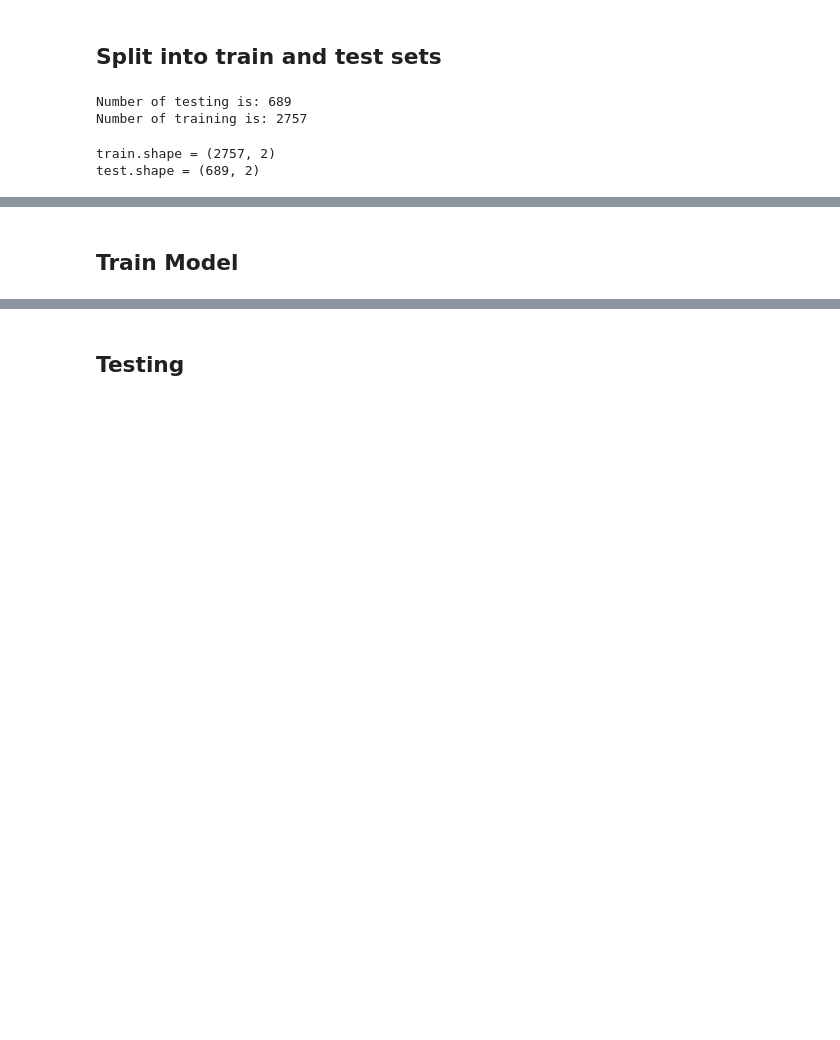
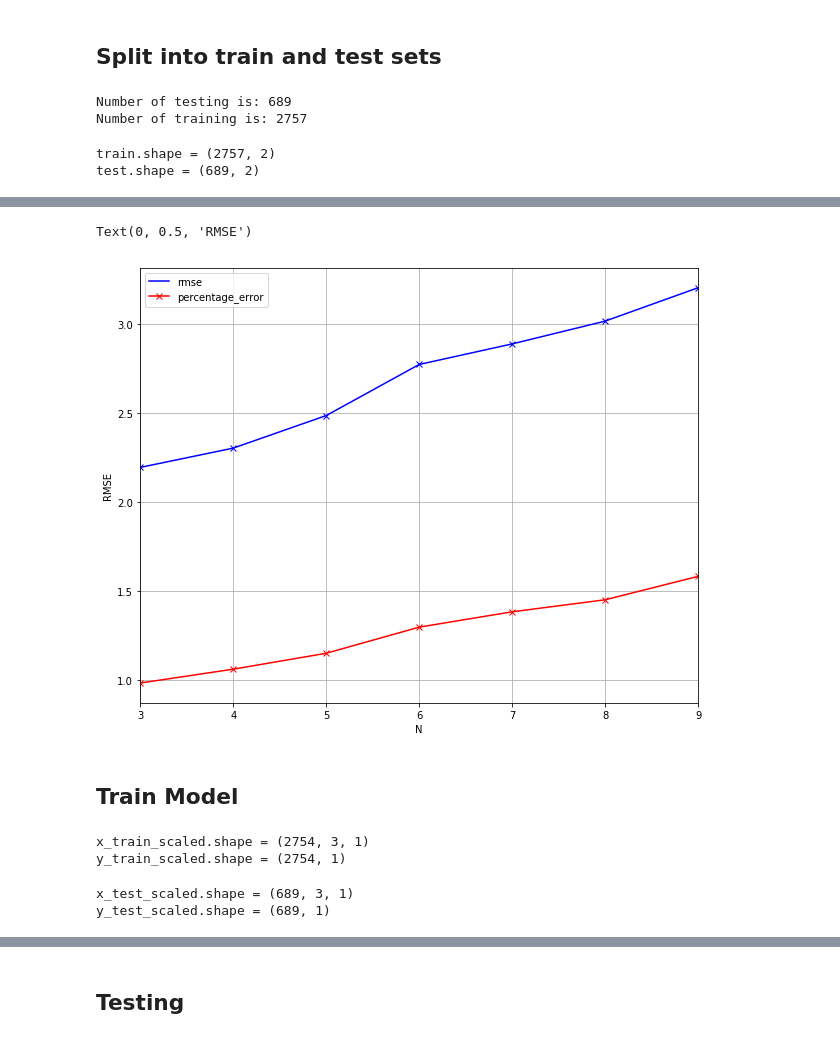
Before and after one commit to akshata29/stock_prediction, a Jupyter notebook: Stock_prediction_using_LSTM.ipynb, the cells around one changed output, grey strips where cells are left out. Cells and saved outputs as stored; diff of their text form; code cells hidden in the pictures; blank space fills up the shorter version.

```diff
--- a/Stock_prediction_using_LSTM.ipynb
+++ b/Stock_prediction_using_LSTM.ipynb
@@ -144,0 +185,10 @@ y_test_scaled.shape = (689, 1)
+# %%
+rcParams['figure.figsize'] = 10, 8
+
+ax = error.plot(x='N', y='rmse', style='bx-', grid=True)
+ax = error.plot(x='N', y='percentage_error', style='rx-', grid=True, ax=ax)
+ax.set_xlabel("N")
+ax.set_ylabel("RMSE")
+# %% [output]
+Text(0, 0.5, 'RMSE')
+[figure, added]
@@ -145,5 +198,23 @@ y_test_scaled.shape = (689, 1)
 # %% [markdown]
 ## Train Model
+# %%
+# scaled train data
+x_train_scaled, y_train_scaled = scale_train_data(train, N)
+
+print("x_train_scaled.shape = " + str(x_train_scaled.shape))
+print("y_train_scaled.shape = " + str(y_train_scaled.shape))
+# %% [output]
+x_train_scaled.shape = (2754, 3, 1)
+y_train_scaled.shape = (2754, 1)
+# %%
+# scaled test data
+x_test_scaled, y_test, mu_test, std_test = scale_test_data(df, N, num_train)
+
+print("x_test_scaled.shape = " + str(x_test_scaled.shape))
+print("y_test_scaled.shape = " + str(y_test.shape))
+# %% [output]
+x_test_scaled.shape = (689, 3, 1)
+y_test_scaled.shape = (689, 1)
 # %%
 model = Sequential()
 model.add(LSTM(units=lstm_units, return_sequences=True, input_shape=(x_train_scaled.shape[1],1)))
```
Also changed, not shown: parts of 21 cells of this notebook.
